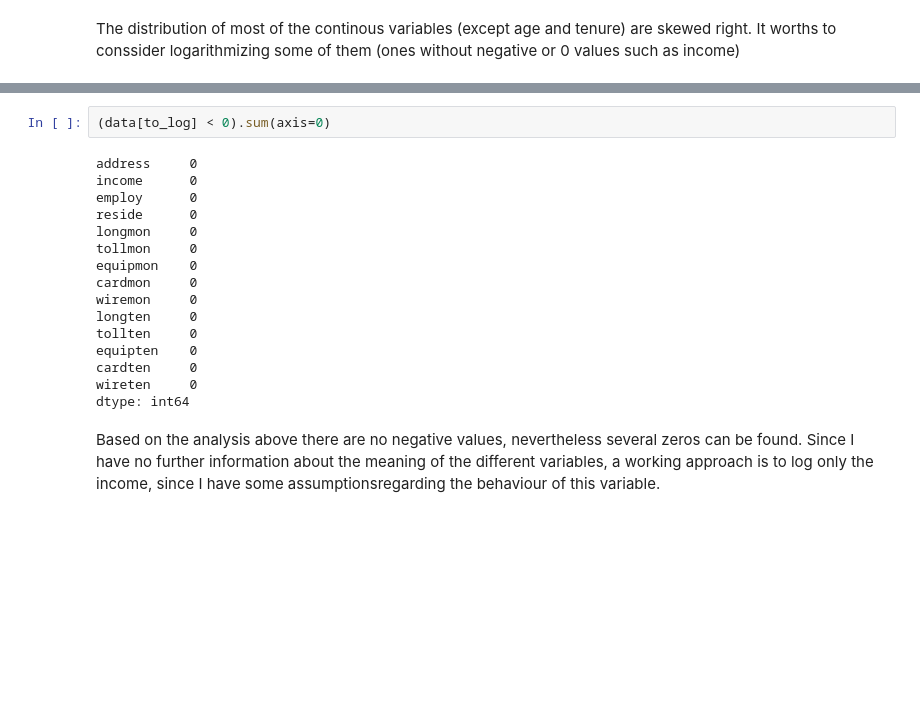
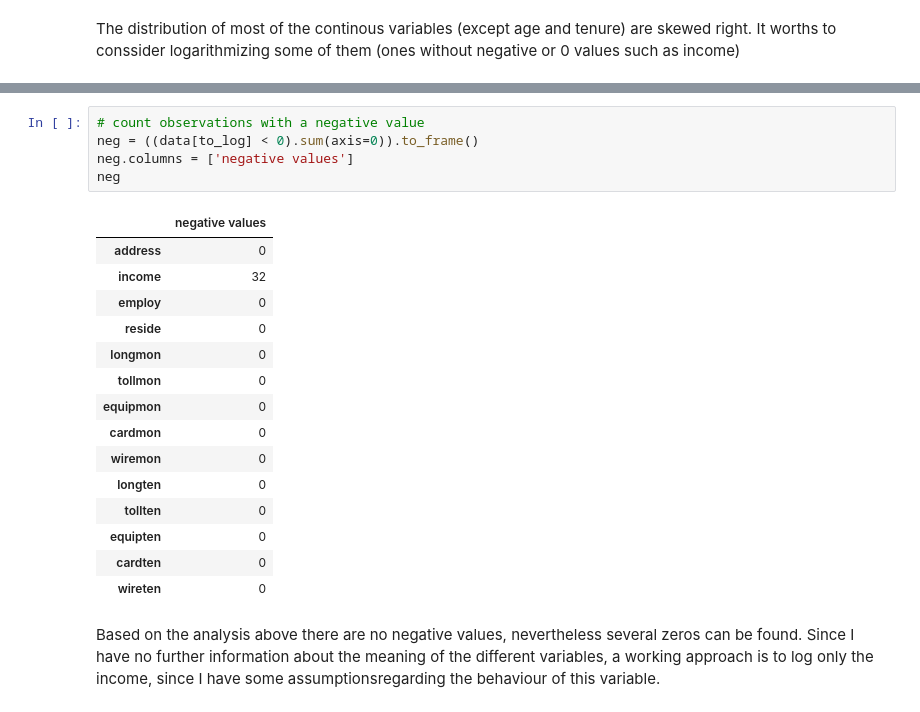
Before and after one commit to hollosy/telco_churn, a Jupyter notebook: Churn prediction.ipynb, the cells around one changed output, grey strips where cells are left out. Saved outputs shown, nothing was run; the diff lists cells and outputs as text; blank space fills up the shorter version.

```diff
--- a/Churn prediction.ipynb
+++ b/Churn prediction.ipynb
@@ -119,21 +130,24 @@ dtype: int64
 # %%
-(data[to_log] < 0).sum(axis=0)
+# count observations with a negative value
+neg = ((data[to_log] < 0).sum(axis=0)).to_frame()
+neg.columns = ['negative values']
+neg
 # %% [output]
-address     0
-income      0
-employ      0
-reside      0
-longmon     0
-tollmon     0
-equipmon    0
-cardmon     0
-wiremon     0
-longten     0
-tollten     0
-equipten    0
-cardten     0
-wireten     0
-dtype: int64
+|  | negative values |
+| address | 0 |
+| income | 32 |
+| employ | 0 |
+| reside | 0 |
+| longmon | 0 |
+| tollmon | 0 |
+| equipmon | 0 |
+| cardmon | 0 |
+| wiremon | 0 |
+| longten | 0 |
+| tollten | 0 |
+| equipten | 0 |
+| cardten | 0 |
+| wireten | 0 |
 # %% [markdown]
 Based on the analysis above there are no negative values, nevertheless several zeros can be found. Since I have no further
 information about the meaning of the different variables, a working approach is to log only the income, since I have some assumptionsregarding the behaviour of this variable.
```
Also changed, not shown: parts of 23 cells of this notebook.
